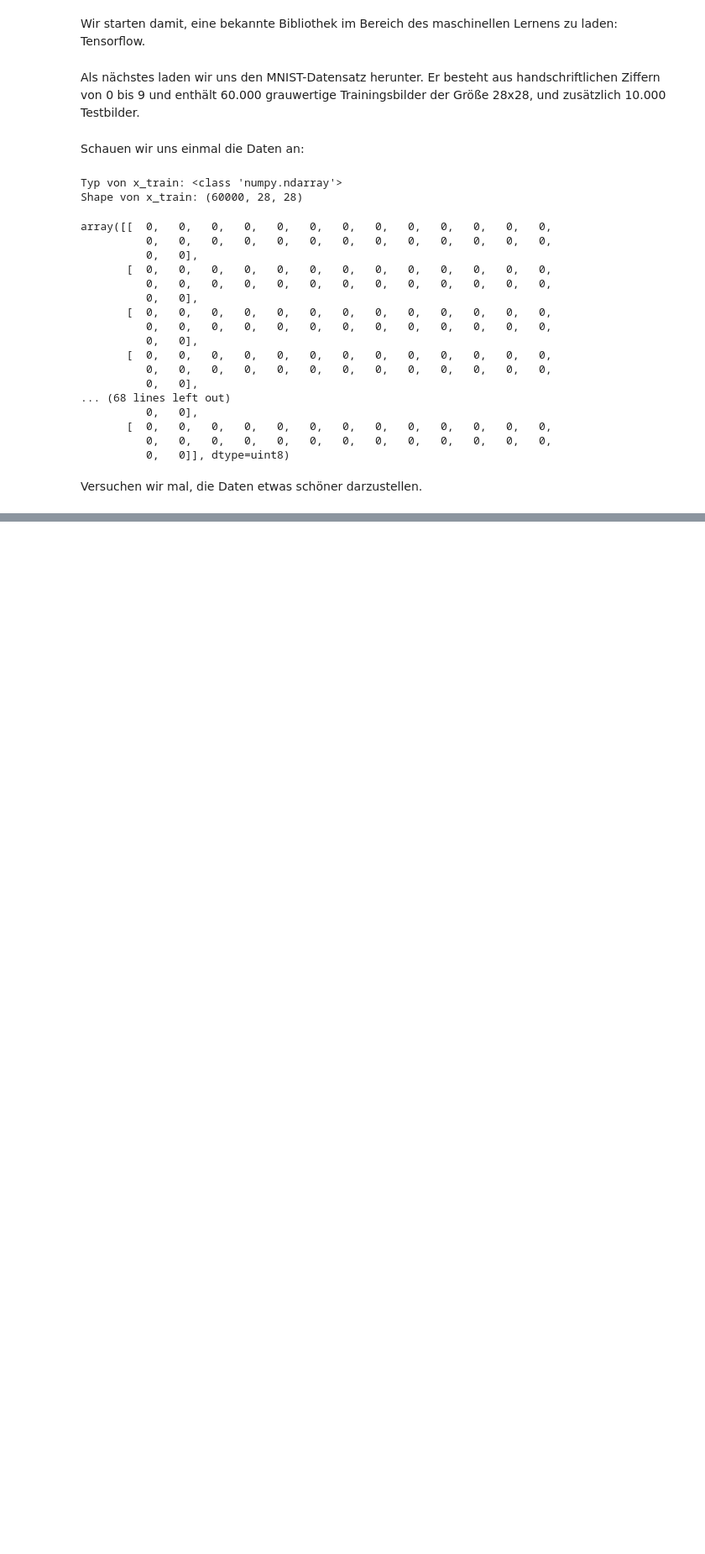
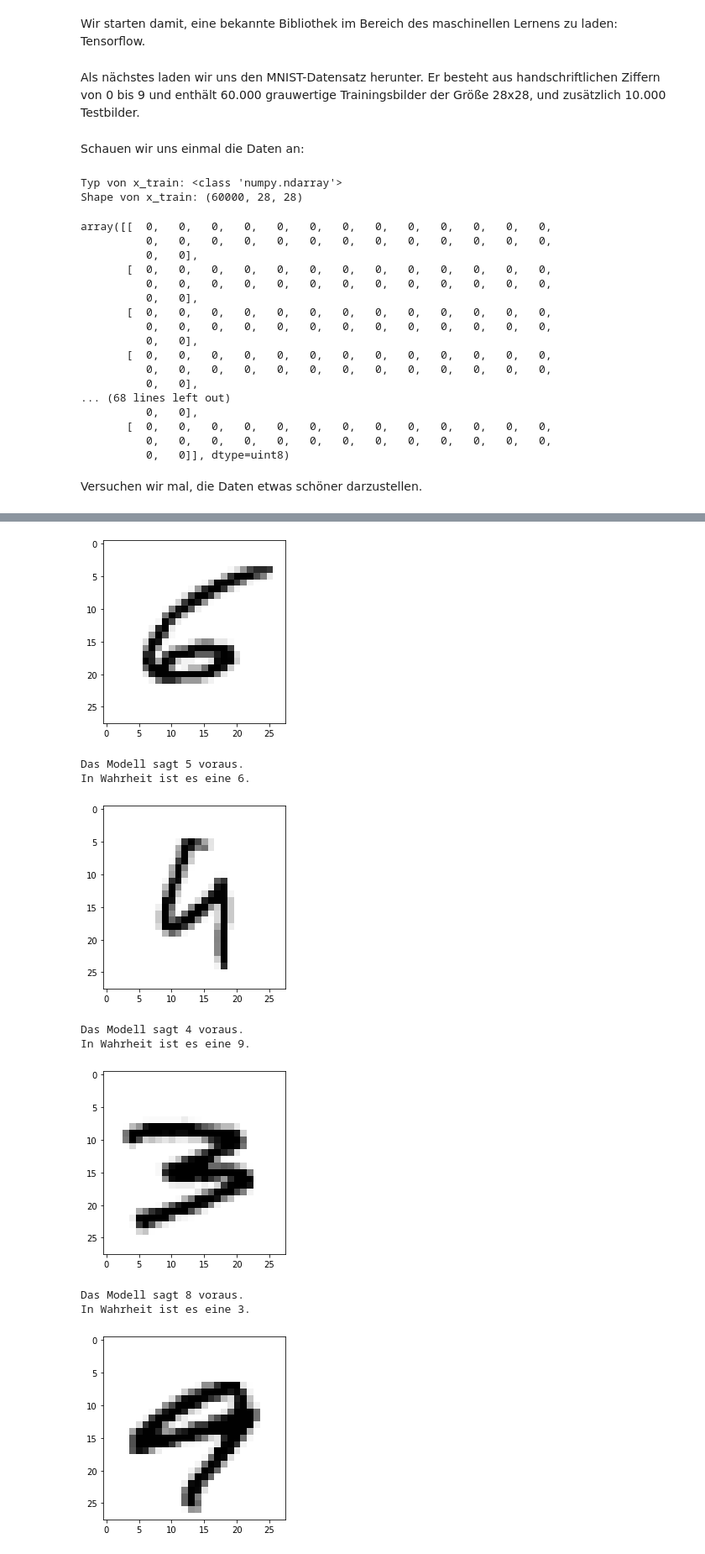
Before and after one commit to janblechschmidt/TUC_Tage, a Jupyter notebook: TUC_Tage_2020_Mathe_und_KI.ipynb, the cells around one changed output, grey strips where cells are left out. Shown at 84% size. Drawn from its saved outputs; the diff is of its cells as text; code cells hidden in the pictures; blank space fills up the shorter version.

```diff
--- a/TUC_Tage_2020_Mathe_und_KI.ipynb
+++ b/TUC_Tage_2020_Mathe_und_KI.ipynb
@@ -79,2 +239,2 @@ model.add(Dense(10))
 # %%
-loss_fn = tf.keras.losses.SparseCategoricalCrossentropy(from_logits=True)
+loss_func = tf.keras.losses.SparseCategoricalCrossentropy(from_logits=True)
@@ -81,4 +243,4 @@ loss_fn = tf.keras.losses.SparseCategoricalCrossentropy(from_logits=True)
 # %%
 model.compile(optimizer='adam',
-              loss=loss_fn,
+              loss=loss_func,
               metrics=['accuracy'])
@@ -119,0 +272,24 @@ array([5, 0, 4, ..., 5, 6, 8], dtype=uint8)
+# %%
+import numpy as np
+
+wrong_index = np.where(np.argmax(model.predict(x_test), axis=1) != y_test)[0]
+
+for j in np.random.randint(0,len(wrong_index),10):
+    i = wrong_index[j]
+    y_i = y_test[i]
+    y_model = np.argmax(model.predict(x_test[i:i+1]))
+    plt.imshow(x_test[i], cmap = 'Greys')
+    plt.pause(0.01)
+    print('Das Modell sagt {} voraus.'.format(y_model))
+    print('In Wahrheit ist es eine {}.'.format(y_i))
+# %% [output]
+[figure, added]
+Das Modell sagt 5 voraus.
+In Wahrheit ist es eine 6.
+[figure, added]
+Das Modell sagt 4 voraus.
+In Wahrheit ist es eine 9.
+[figure, added]
+Das Modell sagt 8 voraus.
+In Wahrheit ist es eine 3.
+[figure, added]
```
Also changed, not shown: parts of 37 cells of this notebook, 1 other file.
